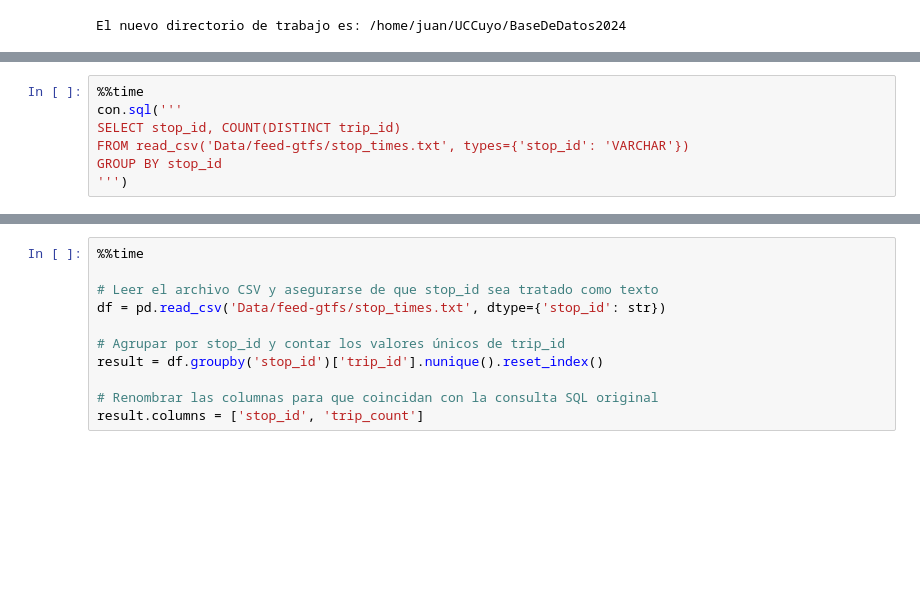
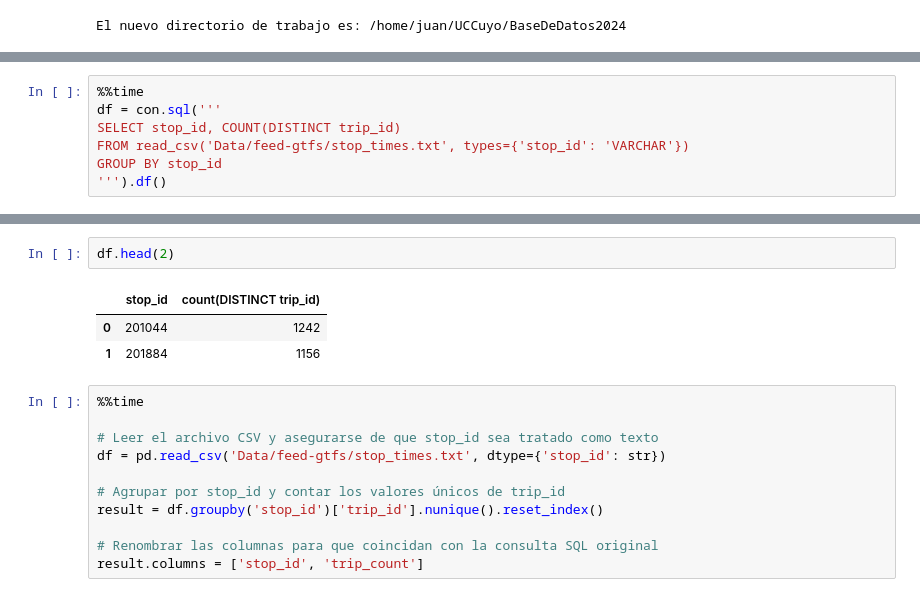
Before and after one commit to GraffignaBracco/BaseDeDatos2024, a Jupyter notebook: Clases/04_DataWarehouses/DuckDB.ipynb, the cells around one changed output, grey strips where cells are left out. Saved outputs shown, nothing was run; the diff lists cells and outputs as text; blank space fills up the shorter version.

```diff
--- a/Clases/04_DataWarehouses/DuckDB.ipynb
+++ b/Clases/04_DataWarehouses/DuckDB.ipynb
@@ -54,9 +59,9 @@ import duckdb
 con = duckdb.connect()
 # %%
 %%time
-con.sql('''
+df = con.sql('''
 SELECT stop_id, COUNT(DISTINCT trip_id)
 FROM read_csv('Data/feed-gtfs/stop_times.txt', types={'stop_id': 'VARCHAR'})
 GROUP BY stop_id
-''')
+''').df()
 # %% [output]
@@ -82,3 +70,9 @@ Wall time: 3.04 s
+# %%
+df.head(2)
+# %% [output]
+|  | stop_id | count(DISTINCT trip_id) |
+| 0 | 201044 | 1242 |
+| 1 | 201884 | 1156 |
 # %%
 %%time
 
```
Also changed, not shown: parts of 13 cells of this notebook, 20 other files.
